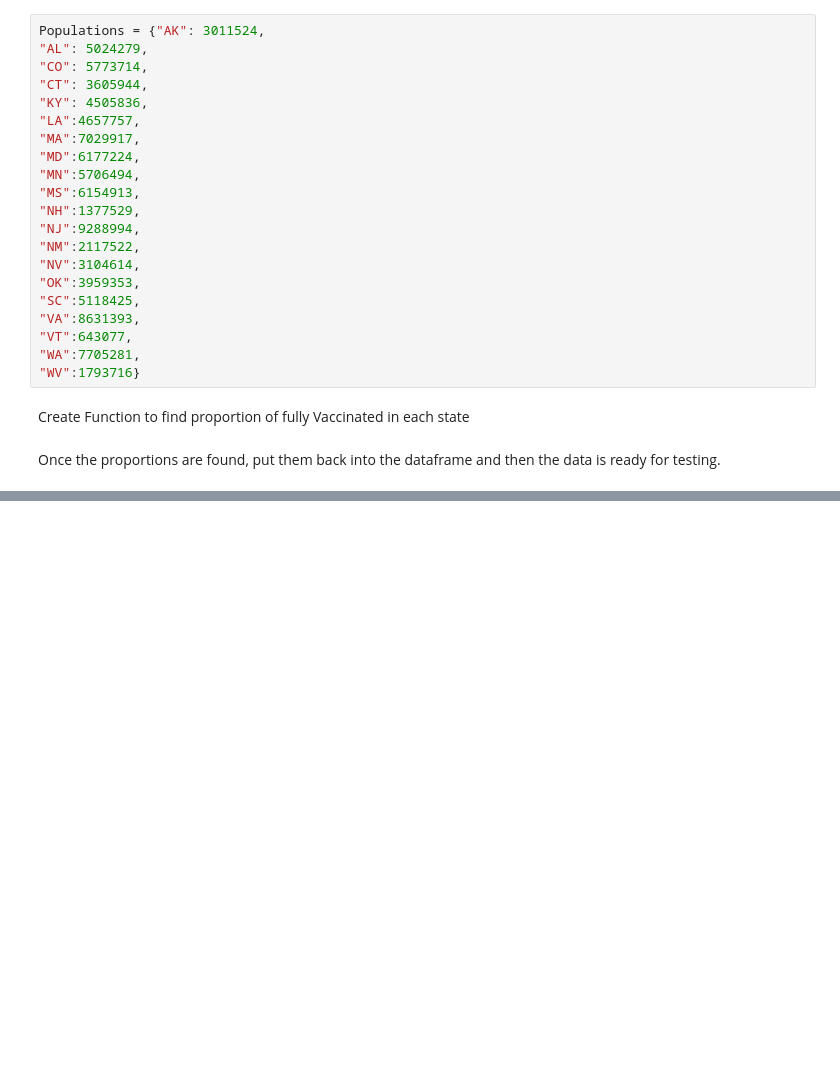
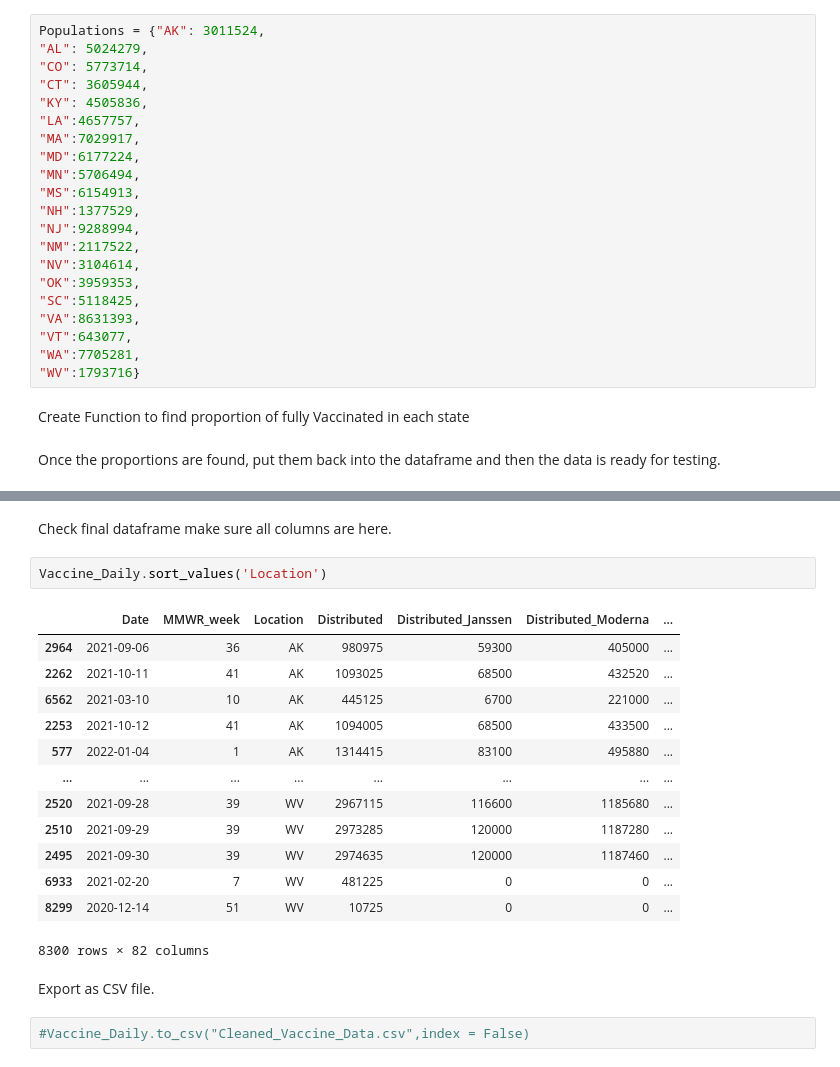
Before and after one commit to RTalavera6/Capstone-Project, a Jupyter notebook: States_Vaccine_data_cleaning.ipynb, the cells around one changed output, grey strips where cells are left out. Drawn from its saved outputs; the diff is of its cells as text; blank space fills up the shorter version.

```diff
--- a/States_Vaccine_data_cleaning.ipynb
+++ b/States_Vaccine_data_cleaning.ipynb
@@ -170,0 +167,22 @@ Vaccine_Daily
+# %% [markdown]
+Check final dataframe make sure all columns are here.
+# %%
+Vaccine_Daily.sort_values('Location')
+# %% [output]
+|  | Date | MMWR_week | Location | Distributed | Distributed_Janssen | Distributed_Moderna | ... |
+| 2964 | 2021-09-06 | 36 | AK | 980975 | 59300 | 405000 | ... |
+| 2262 | 2021-10-11 | 41 | AK | 1093025 | 68500 | 432520 | ... |
+| 6562 | 2021-03-10 | 10 | AK | 445125 | 6700 | 221000 | ... |
+| 2253 | 2021-10-12 | 41 | AK | 1094005 | 68500 | 433500 | ... |
+| 577 | 2022-01-04 | 1 | AK | 1314415 | 83100 | 495880 | ... |
+| ... | ... | ... | ... | ... | ... | ... | ... |
+| 2520 | 2021-09-28 | 39 | WV | 2967115 | 116600 | 1185680 | ... |
+| 2510 | 2021-09-29 | 39 | WV | 2973285 | 120000 | 1187280 | ... |
+| 2495 | 2021-09-30 | 39 | WV | 2974635 | 120000 | 1187460 | ... |
+| 6933 | 2021-02-20 | 7 | WV | 481225 | 0 | 0 | ... |
+| 8299 | 2020-12-14 | 51 | WV | 10725 | 0 | 0 | ... |
+8300 rows × 82 columns
+# %% [markdown]
+Export as CSV file.
+# %%
+#Vaccine_Daily.to_csv("Cleaned_Vaccine_Data.csv",index = False)
```
Also changed, not shown: parts of 3 cells of this notebook.
